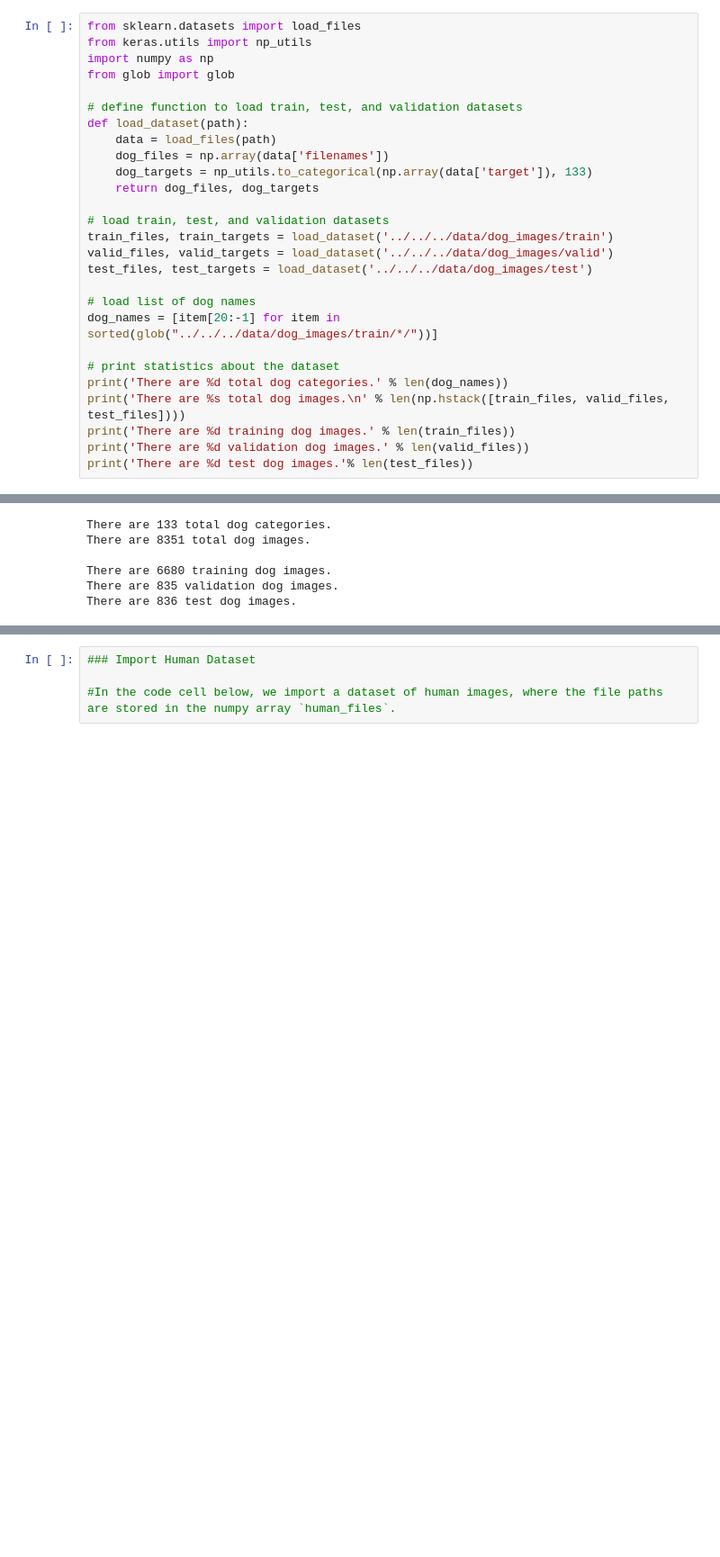
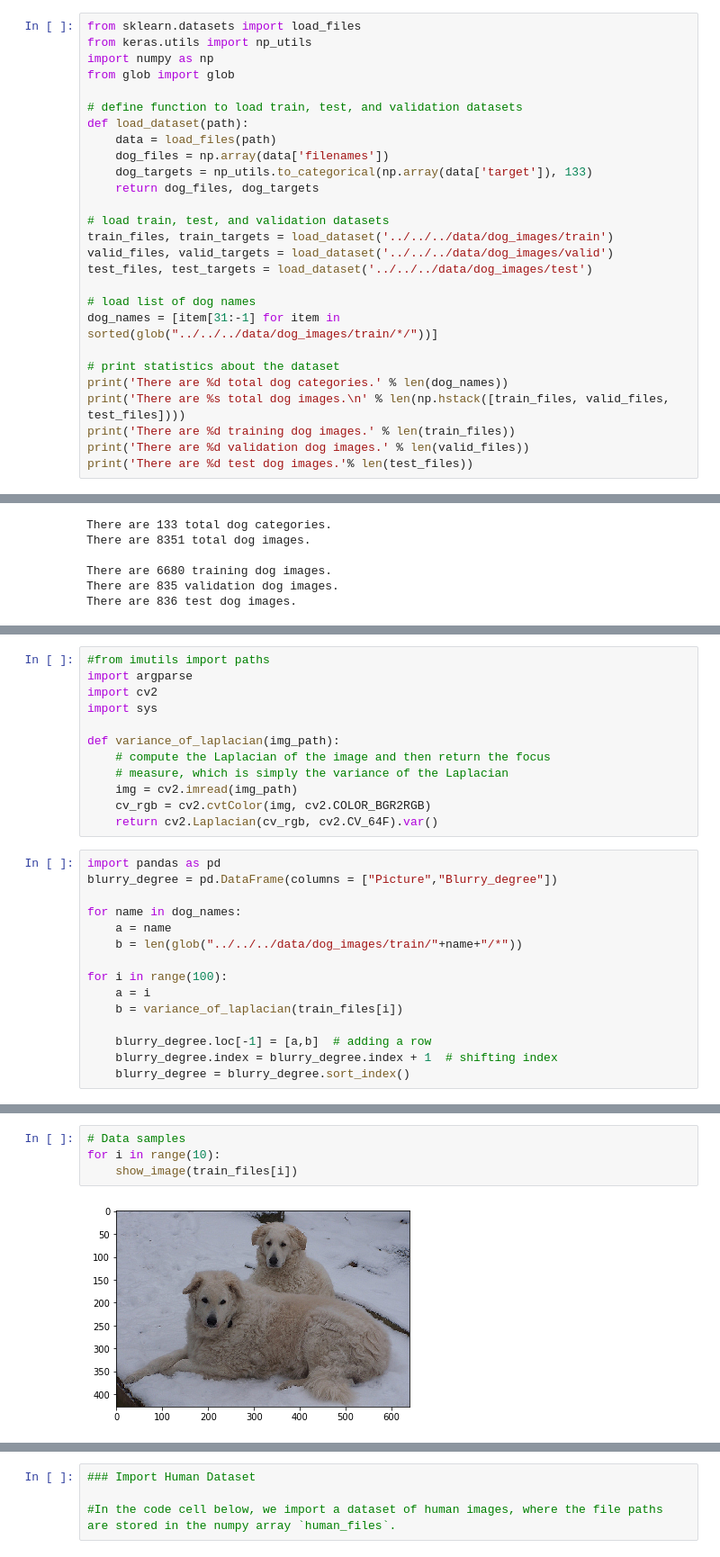
Before and after one commit to yujieguo2018/Dog_Breed, a Jupyter notebook: dog_app.ipynb, the cells around one changed output, grey strips where cells are left out. Shown at 90% size. Cells and saved outputs as stored; diff of their text form; blank space fills up the shorter version.

Commit message:
added data sample/data analysis into the code

```diff
--- a/dog_app.ipynb
+++ b/dog_app.ipynb
@@ -75,7 +75,7 @@ valid_files, valid_targets = load_dataset('../../../data/dog_images/valid')
 test_files, test_targets = load_dataset('../../../data/dog_images/test')
 
 # load list of dog names
-dog_names = [item[20:-1] for item in sorted(glob("../../../data/dog_images/train/*/"))]
+dog_names = [item[31:-1] for item in sorted(glob("../../../data/dog_images/train/*/"))]
 
 # print statistics about the dataset
 print('There are %d total dog categories.' % len(dog_names))
@@ -93,0 +96,27 @@ There are 836 test dog images.
+# %%
+#from imutils import paths
+import argparse
+import cv2
+import sys
+
+def variance_of_laplacian(img_path):
+    # compute the Laplacian of the image and then return the focus
+    # measure, which is simply the variance of the Laplacian
+    img = cv2.imread(img_path)
+    cv_rgb = cv2.cvtColor(img, cv2.COLOR_BGR2RGB)
+    return cv2.Laplacian(cv_rgb, cv2.CV_64F).var()
+# %%
+import pandas as pd
+blurry_degree = pd.DataFrame(columns = ["Picture","Blurry_degree"])
+
+for name in dog_names:
+    a = name
+    b = len(glob("../../../data/dog_images/train/"+name+"/*"))
+
+for i in range(100):
+    a = i
+    b = variance_of_laplacian(train_files[i])
+
+    blurry_degree.loc[-1] = [a,b]  # adding a row
+    blurry_degree.index = blurry_degree.index + 1  # shifting index
+    blurry_degree = blurry_degree.sort_index()
@@ -93,0 +151,6 @@ There are 836 test dog images.
+# %%
+# Data samples
+for i in range(10):
+    show_image(train_files[i])
+# %% [output]
+[figure, added]
```
Also changed, not shown: parts of 29 cells of this notebook.
